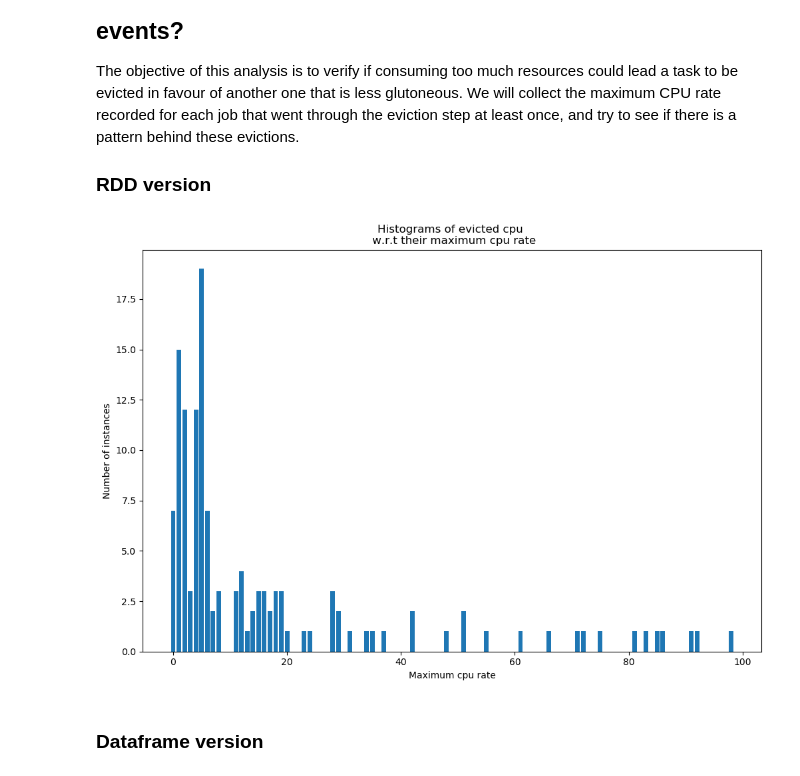
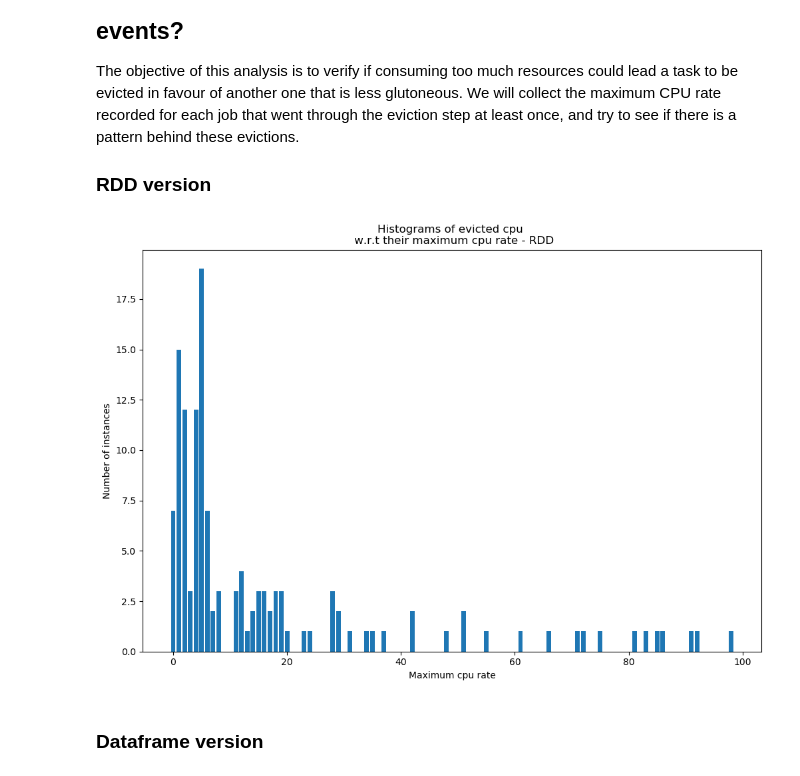
Before and after one commit to templierw/spark_lab, a Jupyter notebook: lab_new.ipynb, the cells around one changed output. Drawn from its saved outputs; the diff is of its cells as text; code cells hidden in the pictures.

```diff
--- a/lab_new.ipynb
+++ b/lab_new.ipynb
@@ -908,14 +931,13 @@ filtered_task_events = task_events.select(['job_id', 'event_type'])\
 max_cpu_evt = filtered_task_events.join(max_cpu_task).map(lambda x: (int(x[1][1]), int(1))).reduceByKey(lambda a, b: a+b)
 # %%
 data = max_cpu_evt.collectAsMap()
-
 plt.bar(data.keys(), data.values())
-plt.title('Histograms of evicted cpu \n w.r.t their maximum cpu rate')
+plt.title('Histograms of evicted cpu \n w.r.t their maximum cpu rate - RDD')
 plt.xlabel('Maximum cpu rate')
 plt.ylabel('Number of instances')
 plt.show()
 # %% [output]
-[figure, old version]
+[figure, new version]
 # %% [markdown]
 ### Dataframe version
 # %%
```
Also changed, not shown: parts of 27 cells of this notebook, 1 other file.
